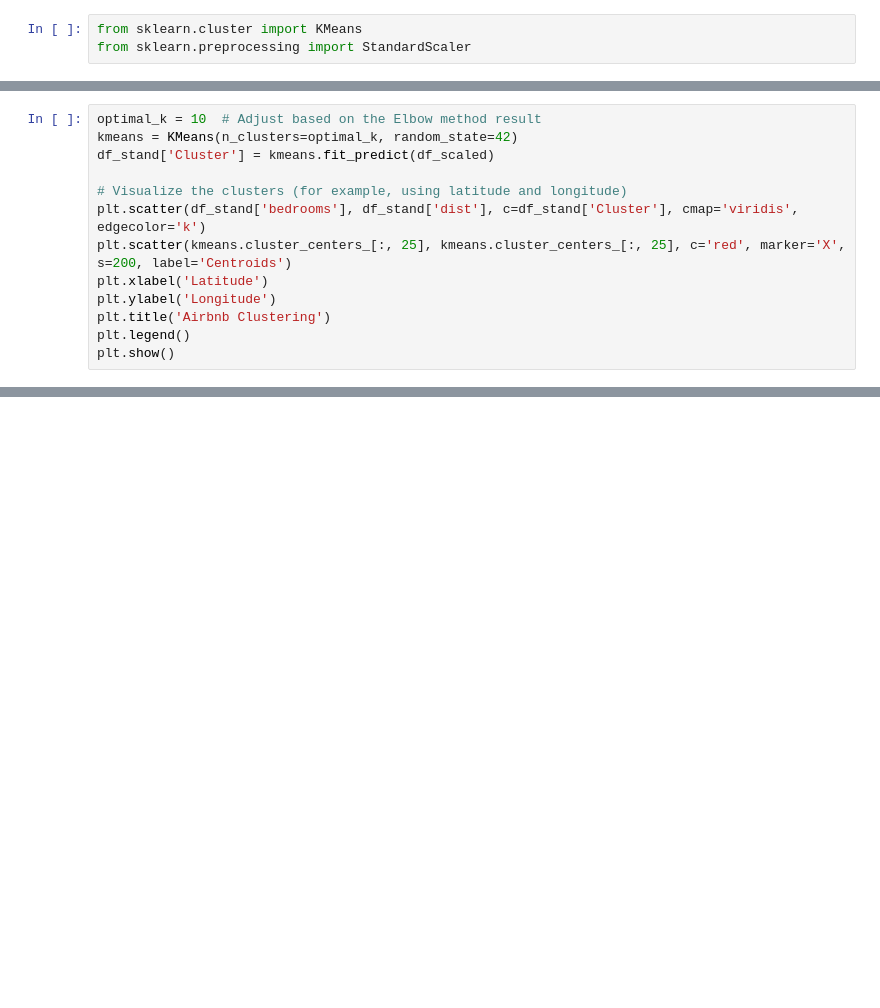
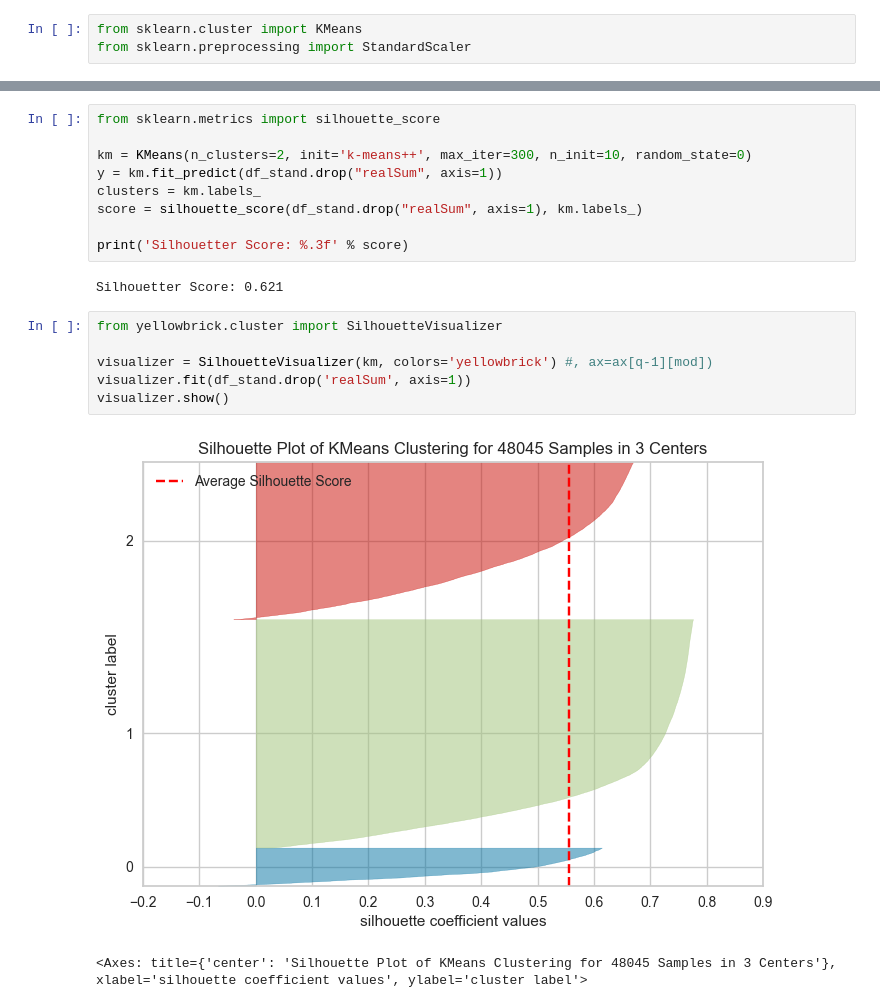
Before and after one commit to AlySemsem/ML_Project, a Jupyter notebook: ML_Project.ipynb, the cells around one changed output, grey strips where cells are left out. Cells and saved outputs as stored; diff of their text form; blank space fills up the shorter version.

```diff
--- a/ML_Project.ipynb
+++ b/ML_Project.ipynb
@@ -414,13 +398,0 @@ plt.show()
-# %%
-optimal_k = 10  # Adjust based on the Elbow method result
-kmeans = KMeans(n_clusters=optimal_k, random_state=42)
-df_stand['Cluster'] = kmeans.fit_predict(df_scaled)
-
-# Visualize the clusters (for example, using latitude and longitude)
-plt.scatter(df_stand['bedrooms'], df_stand['dist'], c=df_stand['Cluster'], cmap='viridis', edgecolor='k')
-plt.scatter(kmeans.cluster_centers_[:, 25], kmeans.cluster_centers_[:, 25], c='red', marker='X', s=200, label='Centroids')
-plt.xlabel('Latitude')
-plt.ylabel('Longitude')
-plt.title('Airbnb Clustering')
-plt.legend()
-plt.show()
@@ -428,0 +410,20 @@ plt.show()
+# %%
+from sklearn.metrics import silhouette_score
+
+km = KMeans(n_clusters=2, init='k-means++', max_iter=300, n_init=10, random_state=0)
+y = km.fit_predict(df_stand.drop("realSum", axis=1))
+clusters = km.labels_
+score = silhouette_score(df_stand.drop("realSum", axis=1), km.labels_)
+
+print('Silhouetter Score: %.3f' % score)
+# %% [output]
+Silhouetter Score: 0.621
+# %%
+from yellowbrick.cluster import SilhouetteVisualizer
+
+visualizer = SilhouetteVisualizer(km, colors='yellowbrick') #, ax=ax[q-1][mod])
+visualizer.fit(df_stand.drop('realSum', axis=1))
+visualizer.show()
+# %% [output]
+[figure, added]
+<Axes: title={'center': 'Silhouette Plot of KMeans Clustering for 48045 Samples in 3 Centers'}, xlabel='silhouette coefficient values', ylabel='cluster label'>
```
Also changed, not shown: parts of 8 cells of this notebook.
